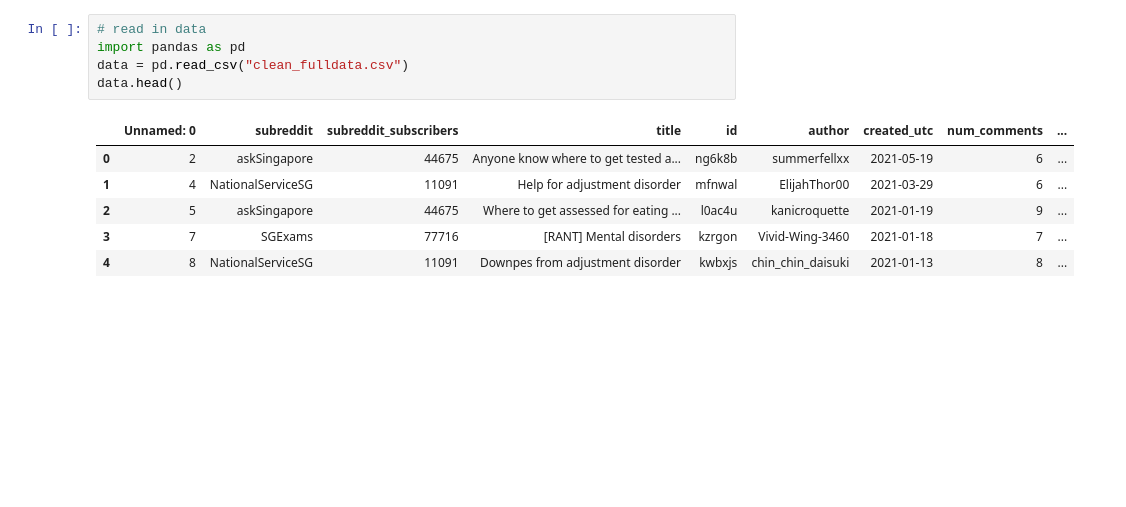
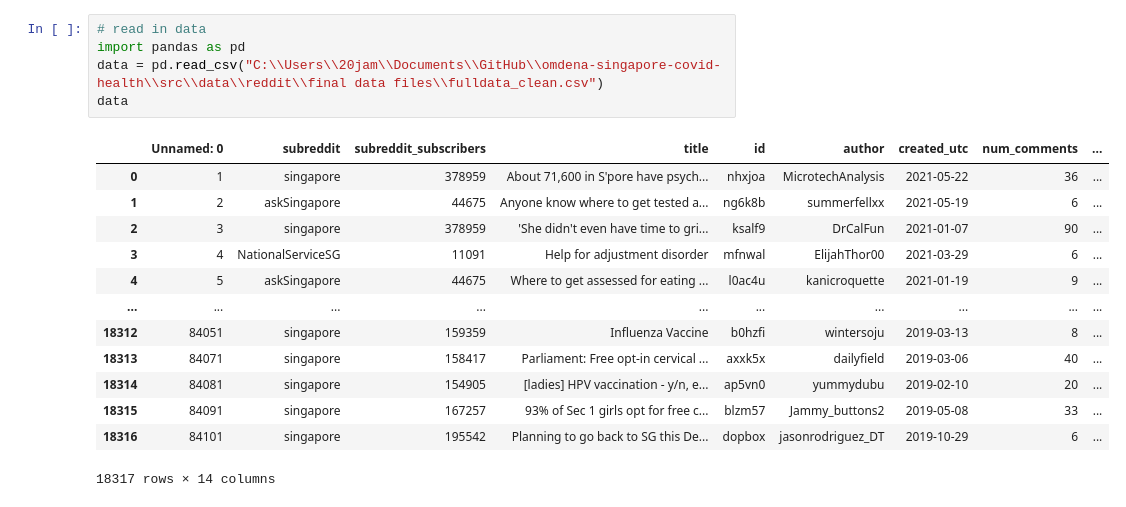
Before and after one commit to OmdenaAI/omdena-singapore-covid-health, a Jupyter notebook: src/data/reddit/prep_risk_model_data.ipynb, the cells around one changed output. Cells and saved outputs as stored; diff of their text form; blank space fills up the shorter version.

Commit message:
Update reddit dataset for risk model

```diff
--- a/src/data/reddit/prep_risk_model_data.ipynb
+++ b/src/data/reddit/prep_risk_model_data.ipynb
@@ -1,14 +1,21 @@
 # %%
 # read in data
 import pandas as pd
-data = pd.read_csv("clean_fulldata.csv")
-data.head()
+data = pd.read_csv("C:\\Users\\20jam\\Documents\\GitHub\\omdena-singapore-covid-health\\src\\data\\reddit\\final data files\\fulldata_clean.csv")
+data
 # %% [output]
 |  | Unnamed: 0 | subreddit | subreddit_subscribers | title | id | author | created_utc | num_comments | ... |
-| 0 | 2 | askSingapore | 44675 | Anyone know where to get tested a... | ng6k8b | summerfellxx | 2021-05-19 | 6 | ... |
-| 1 | 4 | NationalServiceSG | 11091 | Help for adjustment disorder | mfnwal | ElijahThor00 | 2021-03-29 | 6 | ... |
-| 2 | 5 | askSingapore | 44675 | Where to get assessed for eating ... | l0ac4u | kanicroquette | 2021-01-19 | 9 | ... |
-| 3 | 7 | SGExams | 77716 | [RANT] Mental disorders | kzrgon | Vivid-Wing-3460 | 2021-01-18 | 7 | ... |
-| 4 | 8 | NationalServiceSG | 11091 | Downpes from adjustment disorder | kwbxjs | chin_chin_daisuki | 2021-01-13 | 8 | ... |
+| 0 | 1 | singapore | 378959 | About 71,600 in S'pore have psych... | nhxjoa | MicrotechAnalysis | 2021-05-22 | 36 | ... |
+| 1 | 2 | askSingapore | 44675 | Anyone know where to get tested a... | ng6k8b | summerfellxx | 2021-05-19 | 6 | ... |
+| 2 | 3 | singapore | 378959 | 'She didn't even have time to gri... | ksalf9 | DrCalFun | 2021-01-07 | 90 | ... |
+| 3 | 4 | NationalServiceSG | 11091 | Help for adjustment disorder | mfnwal | ElijahThor00 | 2021-03-29 | 6 | ... |
+| 4 | 5 | askSingapore | 44675 | Where to get assessed for eating ... | l0ac4u | kanicroquette | 2021-01-19 | 9 | ... |
+| ... | ... | ... | ... | ... | ... | ... | ... | ... | ... |
+| 18312 | 84051 | singapore | 159359 | Influenza Vaccine | b0hzfi | wintersoju | 2019-03-13 | 8 | ... |
+| 18313 | 84071 | singapore | 158417 | Parliament: Free opt-in cervical ... | axxk5x | dailyfield | 2019-03-06 | 40 | ... |
+| 18314 | 84081 | singapore | 154905 | [ladies] HPV vaccination - y/n, e... | ap5vn0 | yummydubu | 2019-02-10 | 20 | ... |
+| 18315 | 84091 | singapore | 167257 | 93% of Sec 1 girls opt for free c... | blzm57 | Jammy_buttons2 | 2019-05-08 | 33 | ... |
+| 18316 | 84101 | singapore | 195542 | Planning to go back to SG this De... | dopbox | jasonrodriguez_DT | 2019-10-29 | 6 | ... |
+18317 rows × 14 columns
 # %%
 # filter for required columns
```
Also changed, not shown: parts of 8 cells of this notebook, 13 other files.
